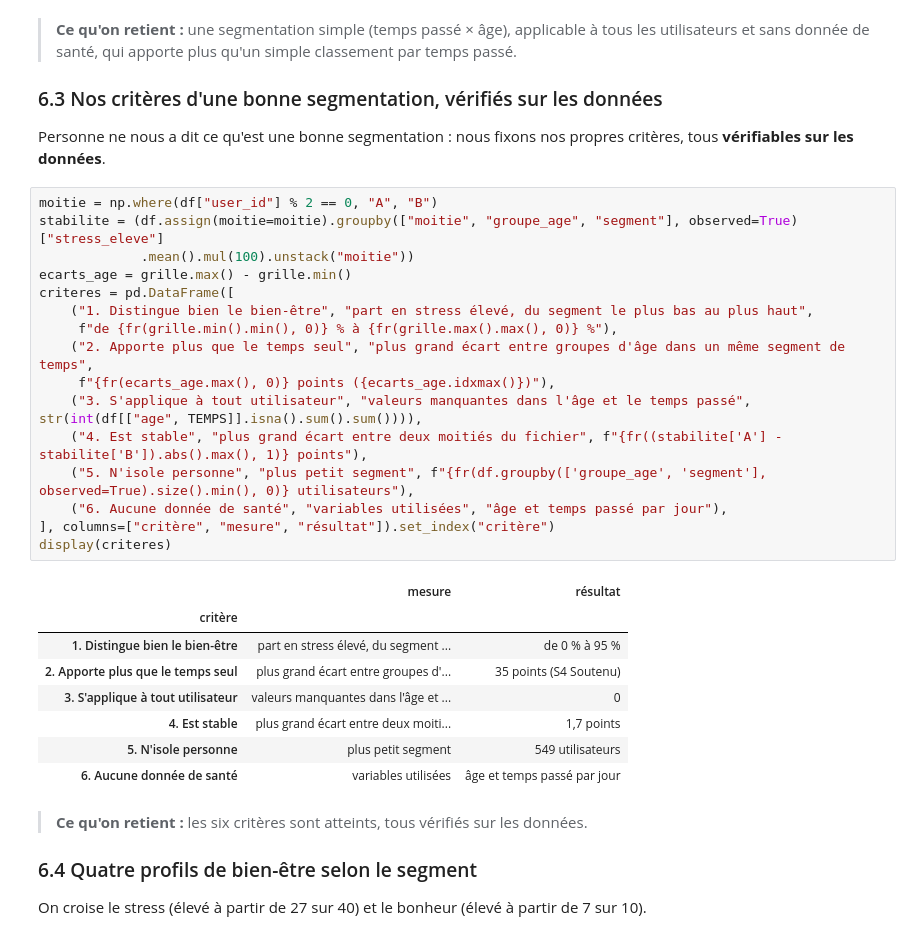
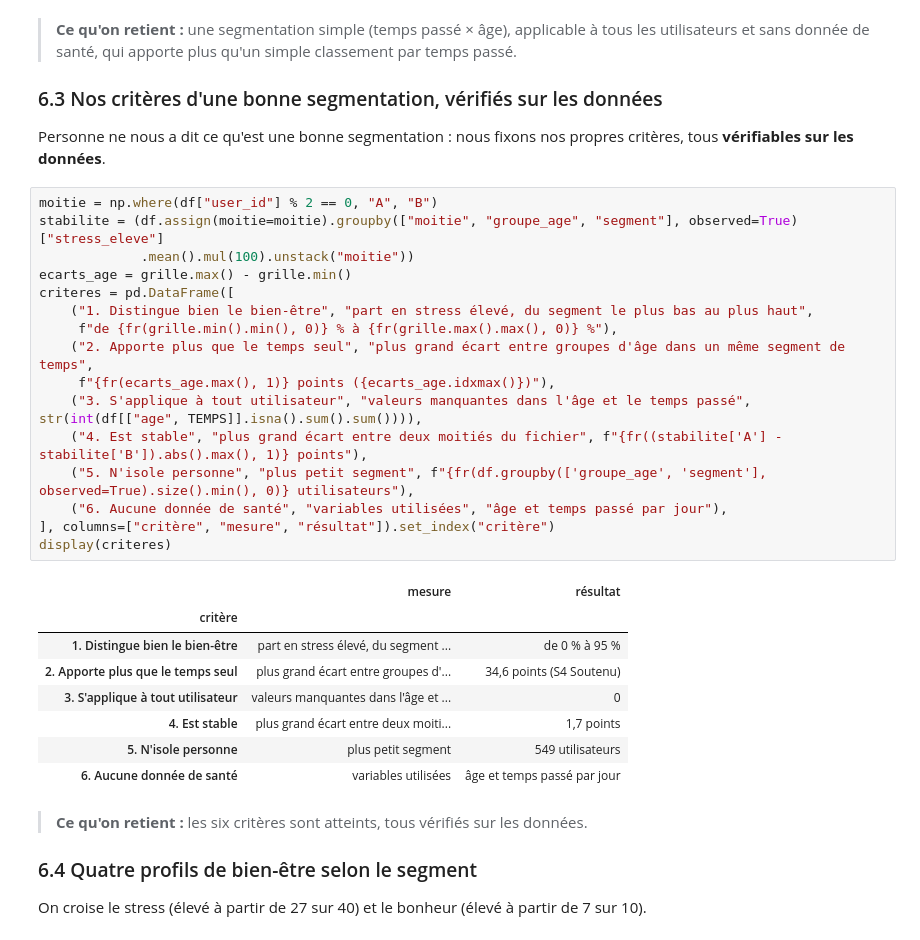
Before and after one commit to manondesclaux/Rush-4-Segmentation-Instagram, a Jupyter notebook: notebook_Instagram_final.ipynb, the cells around one changed output. Cells and saved outputs as stored; diff of their text form.

```diff
--- a/notebook_Instagram_final.ipynb
+++ b/notebook_Instagram_final.ipynb
@@ -1113,24 +1113,24 @@ Personne ne nous a dit ce qu'est une bonne segmentation : nous fixons nos propre
 # %%
 moitie = np.where(df["user_id"] % 2 == 0, "A", "B")
 stabilite = (df.assign(moitie=moitie).groupby(["moitie", "groupe_age", "segment"], observed=True)["stress_eleve"]
              .mean().mul(100).unstack("moitie"))
 ecarts_age = grille.max() - grille.min()
 criteres = pd.DataFrame([
     ("1. Distingue bien le bien-être", "part en stress élevé, du segment le plus bas au plus haut",
      f"de {fr(grille.min().min(), 0)} % à {fr(grille.max().max(), 0)} %"),
     ("2. Apporte plus que le temps seul", "plus grand écart entre groupes d'âge dans un même segment de temps",
-     f"{fr(ecarts_age.max(), 0)} points ({ecarts_age.idxmax()})"),
+     f"{fr(ecarts_age.max(), 1)} points ({ecarts_age.idxmax()})"),
     ("3. S'applique à tout utilisateur", "valeurs manquantes dans l'âge et le temps passé", str(int(df[["age", TEMPS]].isna().sum().sum()))),
     ("4. Est stable", "plus grand écart entre deux moitiés du fichier", f"{fr((stabilite['A'] - stabilite['B']).abs().max(), 1)} points"),
     ("5. N'isole personne", "plus petit segment", f"{fr(df.groupby(['groupe_age', 'segment'], observed=True).size().min(), 0)} utilisateurs"),
     ("6. Aucune donnée de santé", "variables utilisées", "âge et temps passé par jour"),
 ], columns=["critère", "mesure", "résultat"]).set_index("critère")
 display(criteres)
 # %% [output]
 |  | mesure | résultat |
 | critère |  |  |
 | 1. Distingue bien le bien-être | part en stress élevé, du segment ... | de 0 % à 95 % |
-| 2. Apporte plus que le temps seul | plus grand écart entre groupes d'... | 35 points (S4 Soutenu) |
+| 2. Apporte plus que le temps seul | plus grand écart entre groupes d'... | 34,6 points (S4 Soutenu) |
 | 3. S'applique à tout utilisateur | valeurs manquantes dans l'âge et ... | 0 |
 | 4. Est stable | plus grand écart entre deux moiti... | 1,7 points |
 | 5. N'isole personne | plus petit segment | 549 utilisateurs |
```
Also changed, not shown: parts of 2 cells of this notebook, 1 other file.
